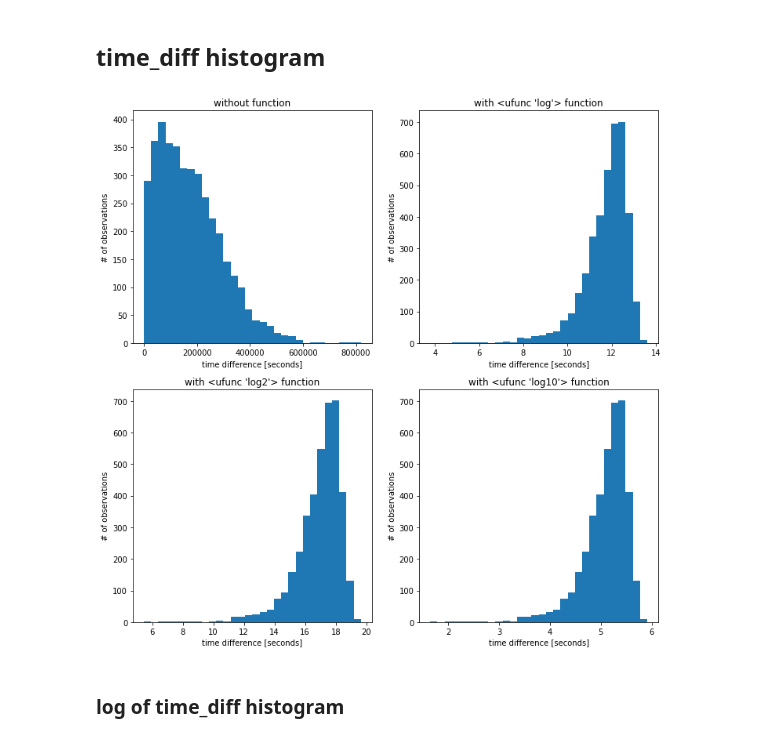
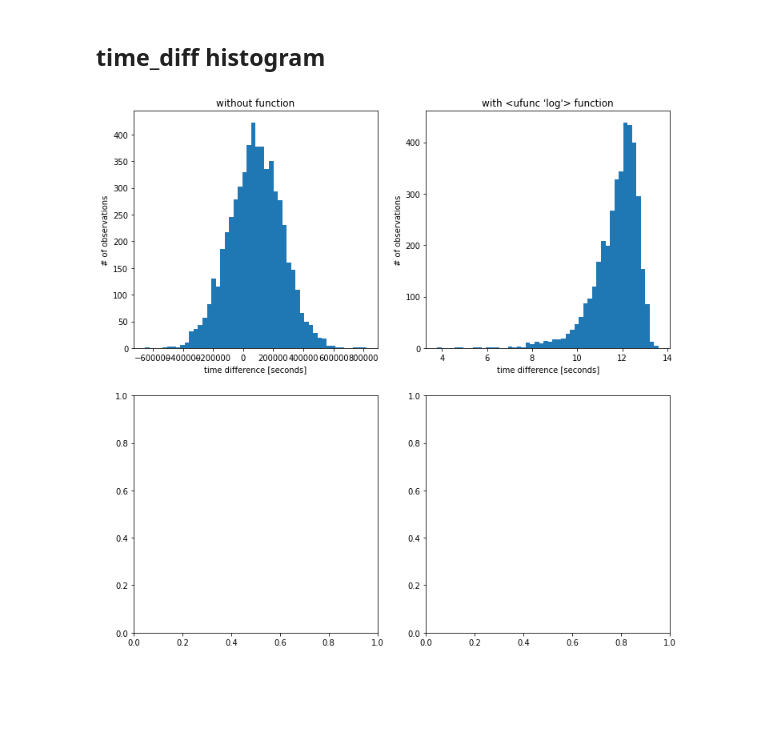
Before and after one commit to milosz-l/delivery-time, a Jupyter notebook: ETL.ipynb, the cells around one changed output. Cells and saved outputs as stored; diff of their text form; code cells hidden in the pictures; blank space fills up the shorter version.

Commit message:
end of visualizations

```diff
--- a/ETL.ipynb
+++ b/ETL.ipynb
@@ -46,7 +46,7 @@ deliveries_df = deliveries_df[deliveries_df["time_diff"].notna()]
 deliveries_df["time_diff"] = deliveries_df["time_diff"].apply(datetime.timedelta.total_seconds)
 
 # 6.
-deliveries_df = deliveries_df[deliveries_df["time_diff"] >= 0]
+# deliveries_df = deliveries_df[deliveries_df["time_diff"] >= 0]
 
 
 # deliveries_df.info()
@@ -86,24 +86,22 @@ ax = sns.heatmap(df.corr(), square=True, cmap='RdYlGn')
 # %%
 fig, ax = plt.subplots(2, 2)
 
-def plot_hist(x, y, num_bins=30, func=None):
+def plot_hist(x, y, num_bins=50, func=None):
     if func:
         ax[x, y].hist(func(df["time_diff"]), bins=num_bins)
         ax[x, y].set_title(f"with {func} function")
     else:
         ax[x, y].hist(df["time_diff"], bins=num_bins)
         ax[x, y].set_title(f"without function")
     ax[x, y].set_xlabel("time difference [seconds]")
     ax[x, y].set_ylabel("# of observations")
 
 plot_hist(0, 0)
 plot_hist(0, 1, func=np.log)
-plot_hist(1, 0, func=np.log2)
-plot_hist(1, 1, func=np.log10)
+# plot_hist(1, 0, func=np.log2)
+# plot_hist(1, 1, func=np.log10)
 
 fig.set_size_inches([12, 12])
 plt.show()
 # %% [output]
-[figure, old version]
+[figure, new version]
-# %% [markdown]
-### log of time_diff histogram
```
